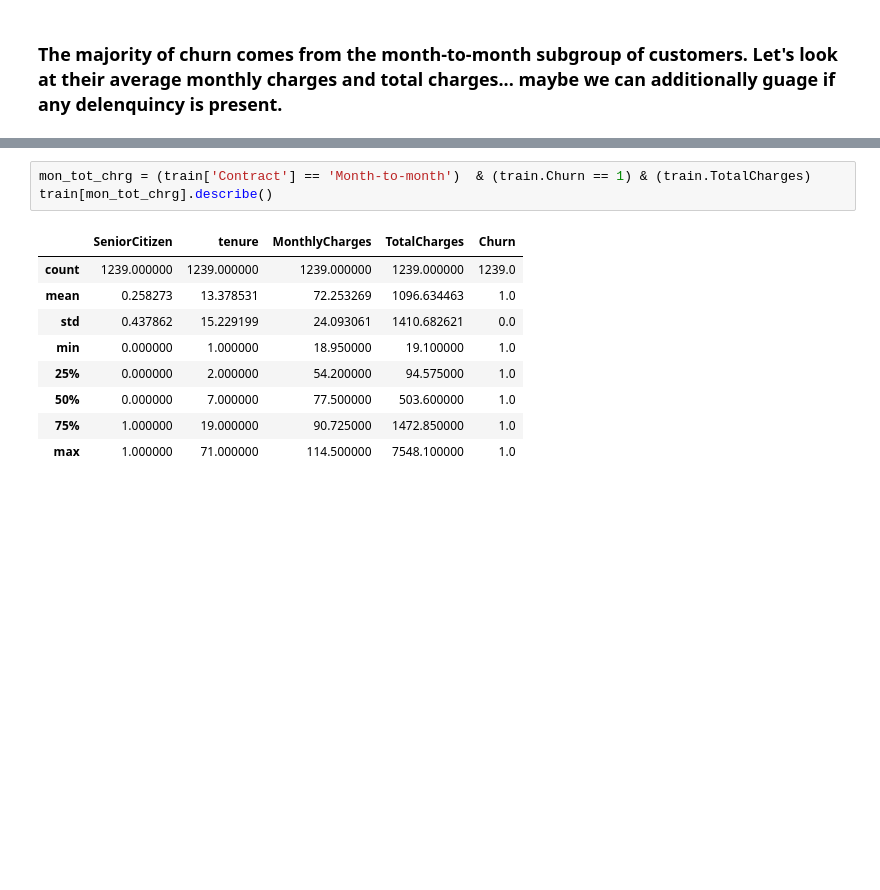
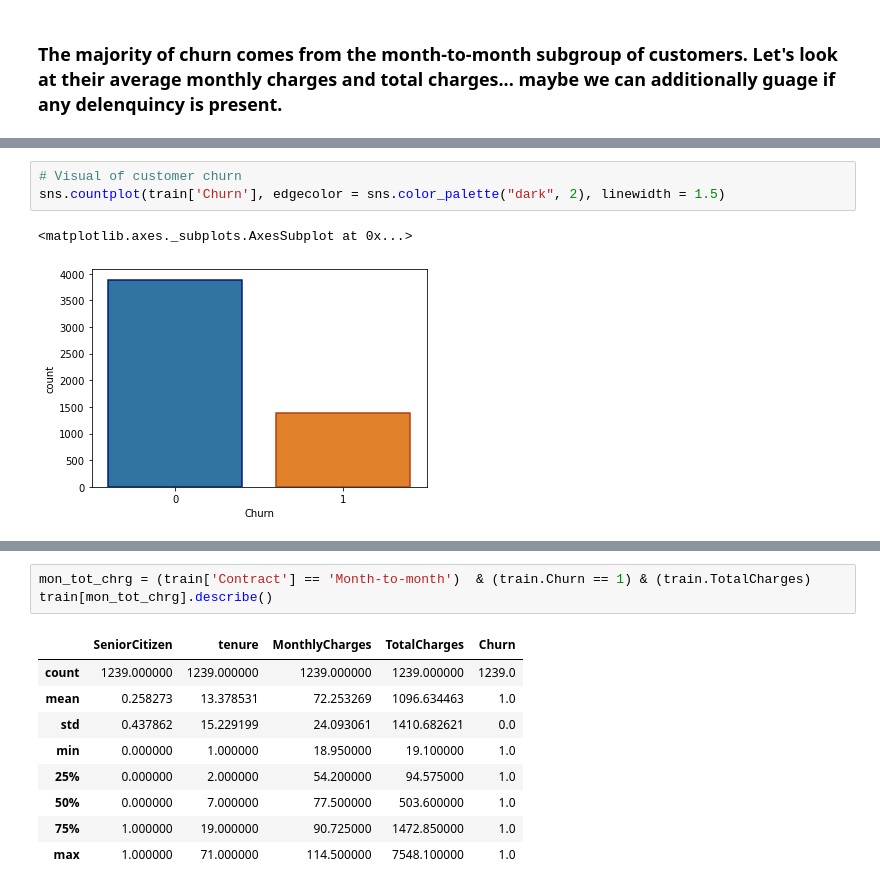
Before and after one commit to jcharbour/Data-projects-, a Jupyter notebook: Kaggle 4 - Straightforward approach (only a few visuals) .ipynb, the cells around one changed output, grey strips where cells are left out. Cells and saved outputs as stored; diff of their text form; blank space fills up the shorter version.

```diff
--- a/Kaggle 4 - Straightforward approach (only a few visuals) .ipynb
+++ b/Kaggle 4 - Straightforward approach (only a few visuals) .ipynb
@@ -105,0 +159,6 @@ Name: Churn, dtype: float64
+# %%
+# Visual of customer churn
+sns.countplot(train['Churn'], edgecolor = sns.color_palette("dark", 2), linewidth = 1.5)
+# %% [output]
+<matplotlib.axes._subplots.AxesSubplot at 0x...>
+[figure, added]
```
Also changed, not shown: parts of 15 cells of this notebook.
